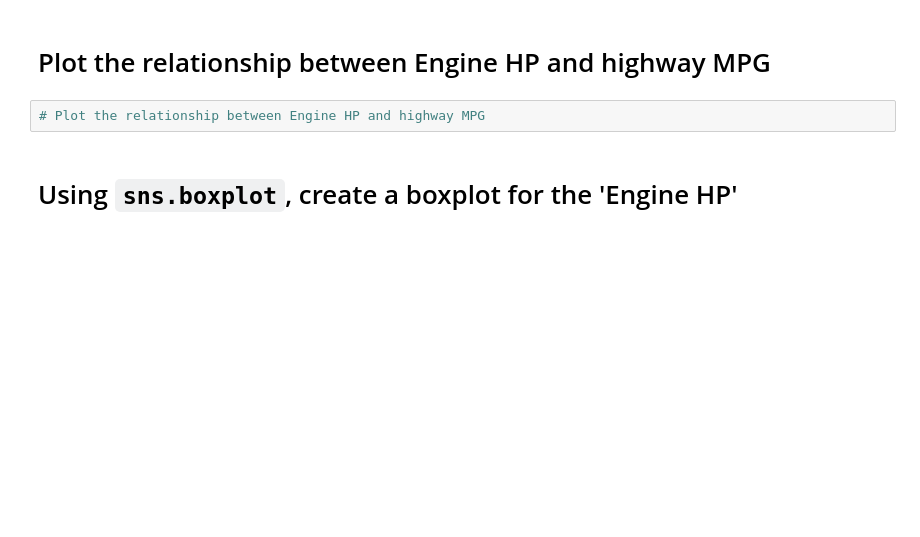
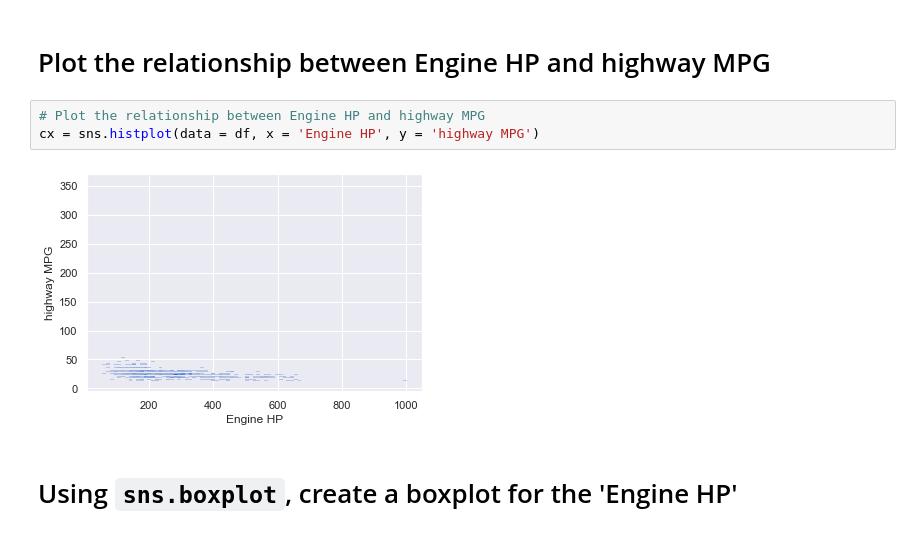
Before and after one commit to AshKatzEm/2022-fall-data-science, a Jupyter notebook: Week-02-EDA/Exercise-EDA.ipynb, the cells around one changed output. Drawn from its saved outputs; the diff is of its cells as text; blank space fills up the shorter version.

```diff
--- a/Week-02-EDA/Exercise-EDA.ipynb
+++ b/Week-02-EDA/Exercise-EDA.ipynb
@@ -229,6 +231,9 @@ KeyError: 'Chevrolet'
 # Plot the relationship between Engine HP and highway MPG
 # %%
 # Plot the relationship between Engine HP and highway MPG
+cx = sns.histplot(data = df, x = 'Engine HP', y = 'highway MPG')
+# %% [output]
+[figure, added]
 # %% [markdown]
 # Using `sns.boxplot`, create a boxplot for the 'Engine HP'
 # %%
```
Also changed, not shown: parts of 17 cells of this notebook, 1 other file.
